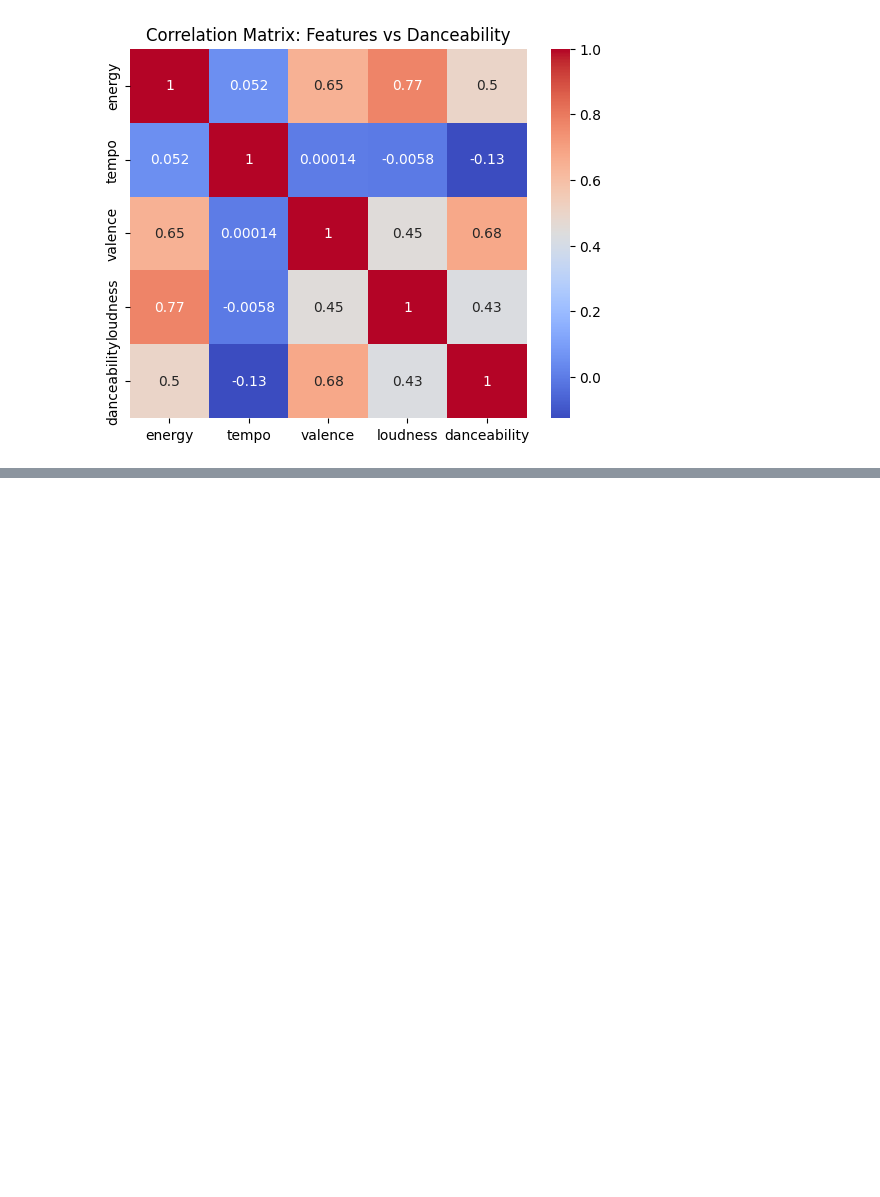
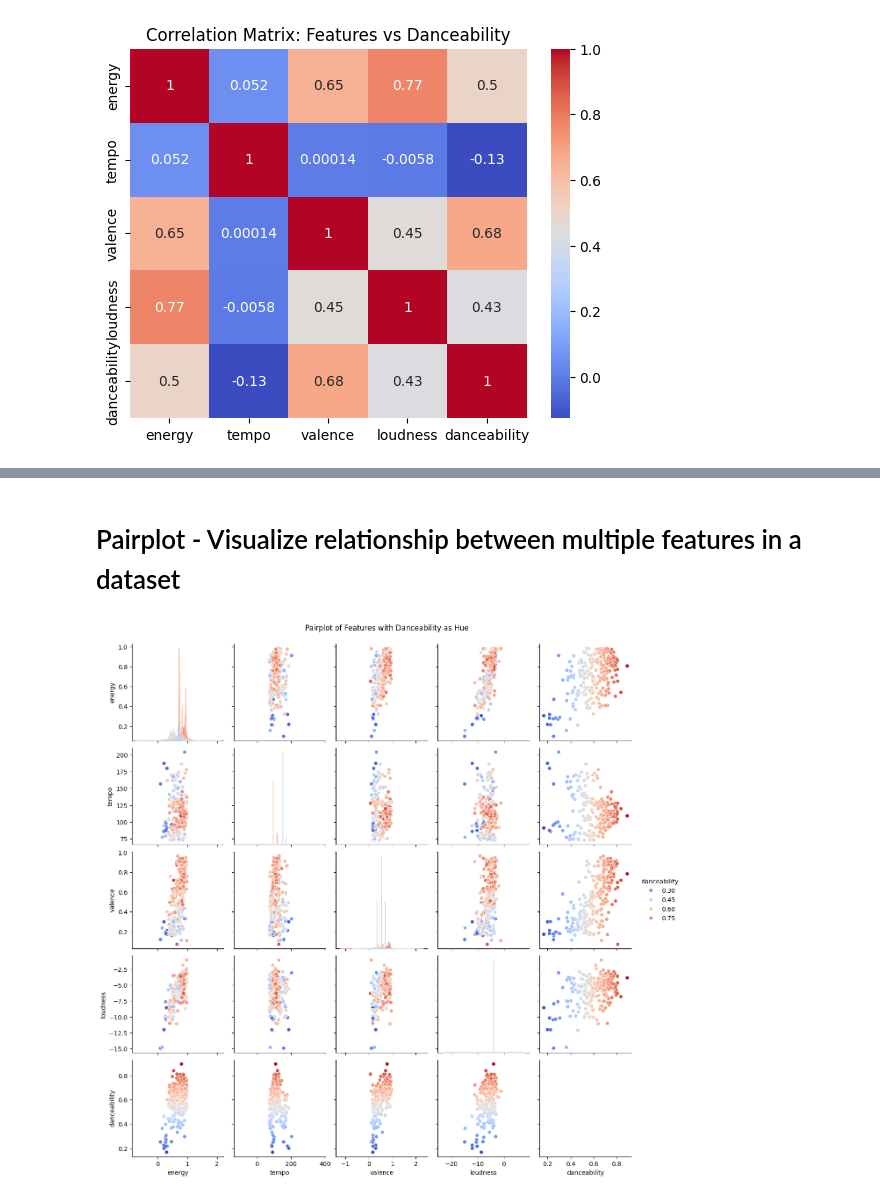
Before and after one commit to richirey75/Data-Mining-CS4990, a Jupyter notebook: DataMiningProject.ipynb, the cells around one changed output, grey strips where cells are left out. Saved outputs shown, nothing was run; the diff lists cells and outputs as text; code cells hidden in the pictures; blank space fills up the shorter version.

```diff
--- a/DataMiningProject.ipynb
+++ b/DataMiningProject.ipynb
@@ -275,0 +288,10 @@ plt.show()
+# %% [markdown]
+# Pairplot - Visualize relationship between multiple features in a dataset
+# %%
+sns.pairplot(combined_df, vars=['energy', 'tempo', 'valence', 'loudness', 'danceability'],
+             hue='danceability', palette='coolwarm', markers='o', diag_kind='kde')
+
+plt.suptitle('Pairplot of Features with Danceability as Hue', y=1.02)
+plt.show()
+# %% [output]
+[figure, added]
```
Also changed, not shown: parts of 2 cells of this notebook.
